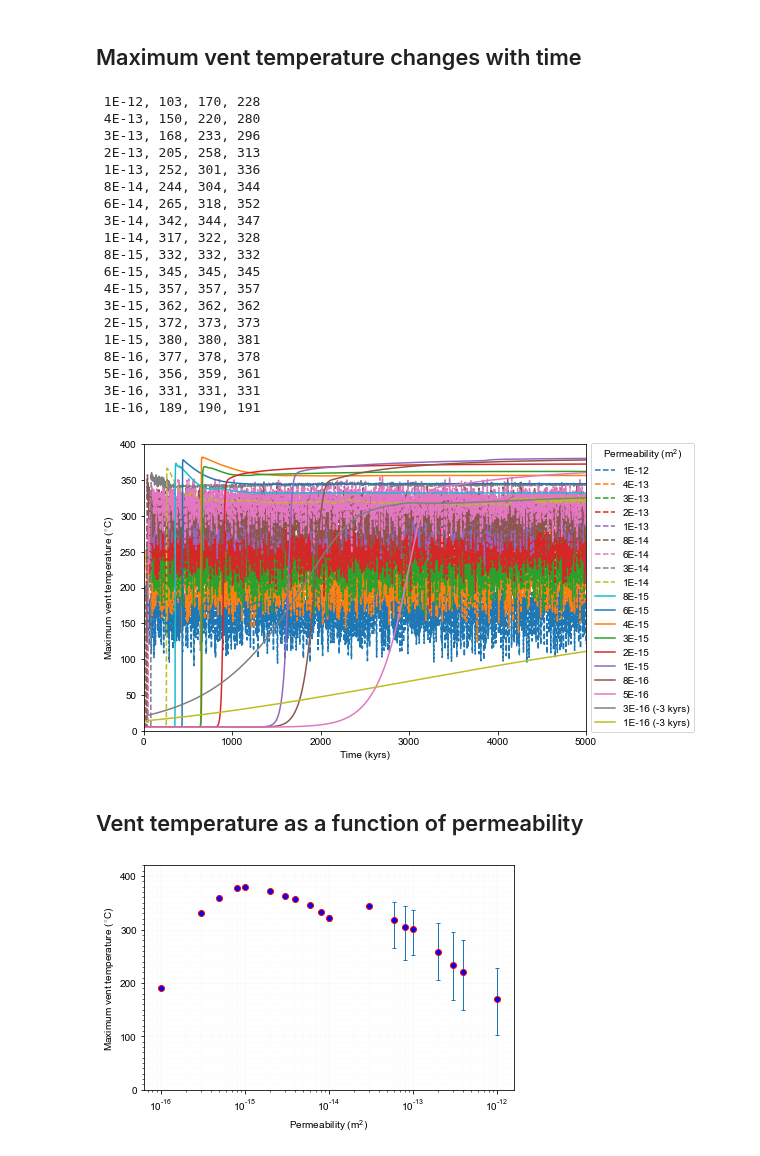
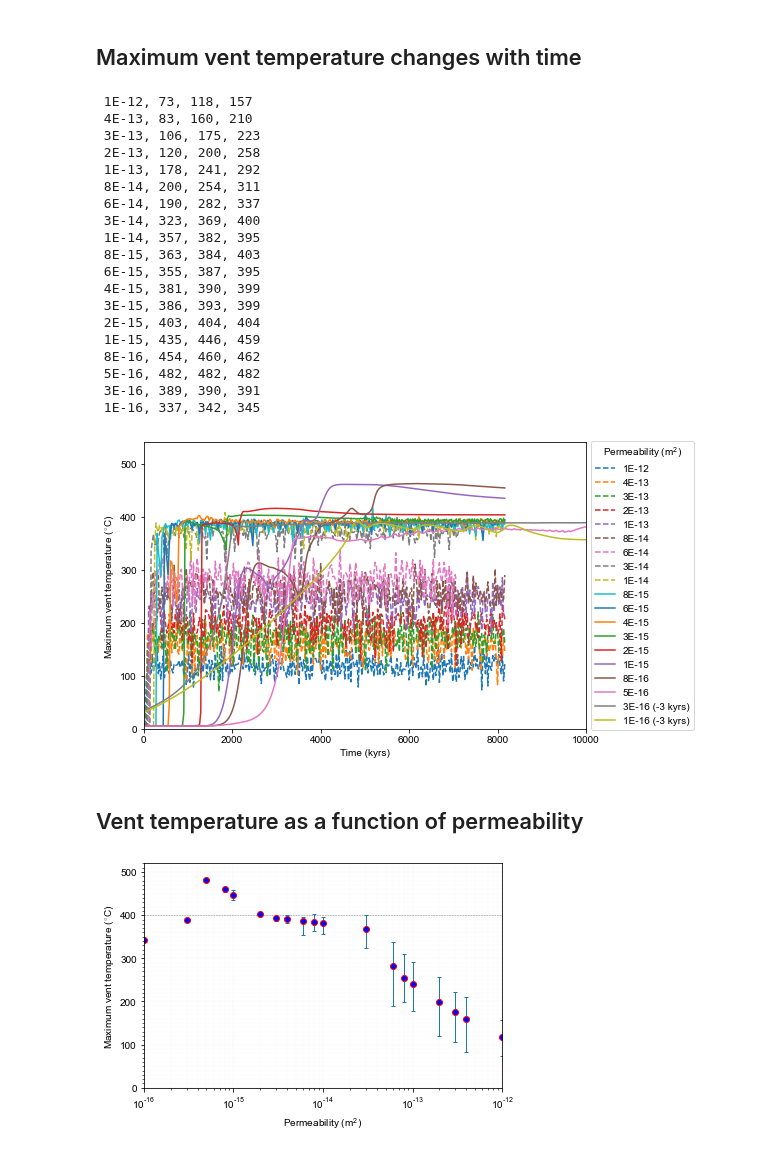
Before and after one commit to lruepke/HTF_lecture, a Jupyter notebook: source/lectures/L04/cases/Driesner2010/jupyter/Plot_CaseResults.ipynb, the cells around one changed output. Cells and saved outputs as stored; diff of their text form; code cells hidden in the pictures.

```diff
--- a/source/lectures/L04/cases/Driesner2010/jupyter/Plot_CaseResults.ipynb
+++ b/source/lectures/L04/cases/Driesner2010/jupyter/Plot_CaseResults.ipynb
@@ -55,7 +55,7 @@ def readVTK_2D(vtkfile,positiveDepth=True,scale_coord=1):
 # %% [markdown]
 ## Maximum vent temperature changes with time
 # %%
-path_results='../HS1000/results'
+path_results='../HS86kw/results'
 permeabilities=[1E-16,3E-16,5E-16,8E-16,1E-15,2E-15,3E-15,4E-15,6E-15,8E-15,1E-14,3E-14,6E-14,8E-14,1E-13,2E-13,3E-13,4E-13,1E-12]
 ventT={'min':[],'max':[],'mean':[]}
 for key in ventT.keys():
@@ -64,68 +64,69 @@ for key in ventT.keys():
 fig=plt.figure(figsize=(8.5,4.95))
 ax=plt.gca()
 ls='solid'
-start_steadState=-200
+start_steadState=-100
 for i in range(len(permeabilities)-1,-1,-1):
     perm=permeabilities[i]
     fname_ventT=str('%s/ventT_%.0E.txt'%(path_results,perm))
     data=np.loadtxt(fname_ventT)
     t=data[:,0]
     T=data[:,1]
     ventT['mean'][i]=np.mean(T[start_steadState:-1])
     ventT['min'][i]=np.min(T[start_steadState:-1])
     ventT['max'][i]=np.max(T[start_steadState:-1])
     print(' %.0E, %.0f, %.0f, %.0f'%(perm, ventT['min'][i], ventT['mean'][i], ventT['max'][i]))
     if(i//10 ==0):
         ls='solid'
     elif(i//10 == 1):
         ls='dashed'
     elif(i//10 == 2):
         ls='dotted'
     if(perm<5E-16):
         ax.plot(t-3000,T,label='%.0E (-3 kyrs)'%(perm),ls=ls)
     else:
         ax.plot(t,T,label='%.0E'%(perm),ls=ls)
 ax.legend(ncol=1,bbox_to_anchor=(1,-0.02),loc='lower left',title='Permeability (m$^{\mathregular{2}}$)')
 ax.set_xlabel('Time (kyrs)')
 ax.set_ylabel('Maximum vent temperature ($^{\circ}$C)')
-ax.set_xlim(0,5000)
-ax.set_ylim(0,400)
+ax.set_xlim(0,10000)
+ax.set_ylim(0,540)
 
 plt.tight_layout()
 plt.savefig('%s/ventT_time_perm.pdf'%(path_figures))
 plt.savefig('%s/ventT_time_perm.jpg'%(path_figures),dpi=400)
 plt.show()
 # %% [output]
- 1E-12, 103, 170, 228
- 4E-13, 150, 220, 280
- 3E-13, 168, 233, 296
- 2E-13, 205, 258, 313
- 1E-13, 252, 301, 336
- 8E-14, 244, 304, 344
- 6E-14, 265, 318, 352
- 3E-14, 342, 344, 347
- 1E-14, 317, 322, 328
- 8E-15, 332, 332, 332
- 6E-15, 345, 345, 345
- 4E-15, 357, 357, 357
- 3E-15, 362, 362, 362
- 2E-15, 372, 373, 373
- 1E-15, 380, 380, 381
- 8E-16, 377, 378, 378
- 5E-16, 356, 359, 361
- 3E-16, 331, 331, 331
- 1E-16, 189, 190, 191
+ 1E-12, 73, 118, 157
+ 4E-13, 83, 160, 210
+ 3E-13, 106, 175, 223
+ 2E-13, 120, 200, 258
+ 1E-13, 178, 241, 292
+ 8E-14, 200, 254, 311
+ 6E-14, 190, 282, 337
+ 3E-14, 323, 369, 400
+ 1E-14, 357, 382, 395
+ 8E-15, 363, 384, 403
+ 6E-15, 355, 387, 395
+ 4E-15, 381, 390, 399
+ 3E-15, 386, 393, 399
+ 2E-15, 403, 404, 404
+ 1E-15, 435, 446, 459
+ 8E-16, 454, 460, 462
+ 5E-16, 482, 482, 482
+ 3E-16, 389, 390, 391
+ 1E-16, 337, 342, 345
-[figure, old version]
+[figure, new version]
 # %% [markdown]
 ## Vent temperature as a function of permeability
 # %%
 fig=plt.figure(figsize=(6,4))
 ax=plt.gca()
+permeabilities=np.array(permeabilities)
 # ax.semilogx(permeabilities,ventT['mean'],'o')
 ax.errorbar(permeabilities,ventT['mean'], yerr=[ventT['mean']-ventT['min'], ventT['max']-ventT['mean']],
             capsize=2, elinewidth=1, marker='o',mec='r',mfc='b', linestyle='none')
 ax.set_xscale('log')
-
+ax.hlines(400,permeabilities.min(),permeabilities.max(),ls='dashed',color='k',alpha=0.5,lw=0.5)
 ax.set_xlabel('Permeability (m$^{\mathregular{2}}$)')
 ax.set_ylabel('Maximum vent temperature ($^{\circ}$C)')
 ax.yaxis.set_major_locator(MultipleLocator(100))
@@ -134,11 +135,12 @@ ax.xaxis.set_major_locator(mpl.ticker.LogLocator(base=10.0, subs=(1.0,),numticks
 ax.xaxis.set_minor_locator(mpl.ticker.LogLocator(base=10.0, subs=np.linspace(0.1,0.9,9),numticks=20))
 ax.grid(which='major',color='gray',lw=0.05)
 ax.grid(which='minor',color='lightgray',lw=0.05)
-ax.set_ylim(0,420)
+ax.set_ylim(0,520)
+ax.set_xlim(permeabilities.min(),permeabilities.max())
 
 plt.tight_layout()
 plt.savefig('%s/ventT_perm.pdf'%(path_figures))
 plt.savefig('%s/ventT_perm.svg'%(path_figures))
 plt.show()
 # %% [output]
-[figure, old version]
+[figure, new version]
```
Also changed, not shown: 5 other files.
